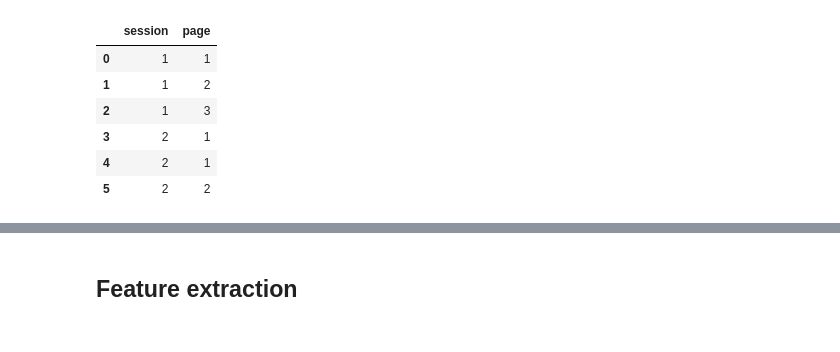
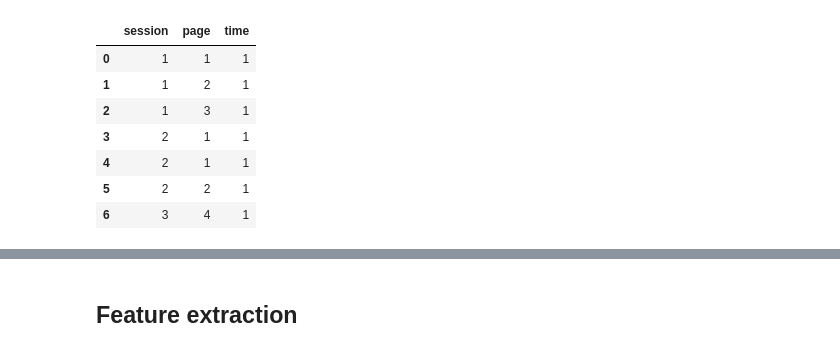
Before and after one commit to MaxHalford/DSG18-final, a Jupyter notebook: Solution.ipynb, the cells around one changed output, grey strips where cells are left out. Saved outputs shown, nothing was run; the diff lists cells and outputs as text; code cells hidden in the pictures.

```diff
--- a/Solution.ipynb
+++ b/Solution.ipynb
@@ -24,16 +24,18 @@ def apply_parallel(groups, func):
         )
 # %%
 df = pd.DataFrame({
-    'session': [1, 1, 1, 2, 2, 2],
-    'page': [1, 2, 3, 1, 1, 2]
+    'session': [1, 1, 1, 2, 2, 2, 3],
+    'page': [1, 2, 3, 1, 1, 2, 4],
+    'time': [1, 1, 1, 1, 1, 1, 1]
 })
 
 df
 # %% [output]
-|  | session | page |
-| 0 | 1 | 1 |
-| 1 | 1 | 2 |
-| 2 | 1 | 3 |
-| 3 | 2 | 1 |
-| 4 | 2 | 1 |
-| 5 | 2 | 2 |
+|  | session | page | time |
+| 0 | 1 | 1 | 1 |
+| 1 | 1 | 2 | 1 |
+| 2 | 1 | 3 | 1 |
+| 3 | 2 | 1 | 1 |
+| 4 | 2 | 1 | 1 |
+| 5 | 2 | 2 | 1 |
+| 6 | 3 | 4 | 1 |
```
Also changed, not shown: parts of 10 cells of this notebook.
